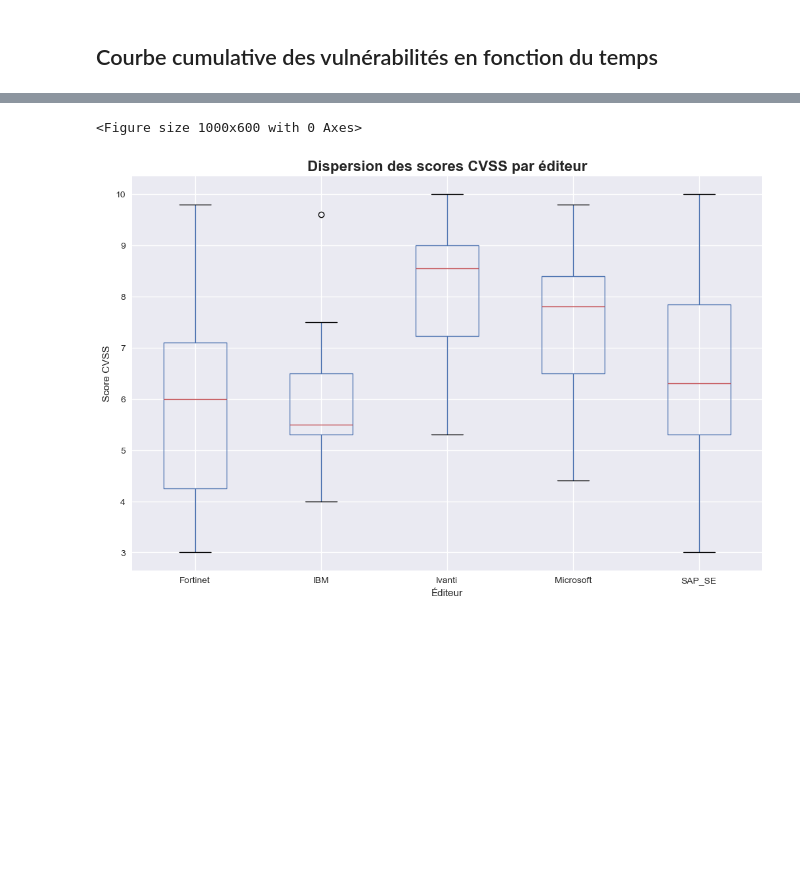
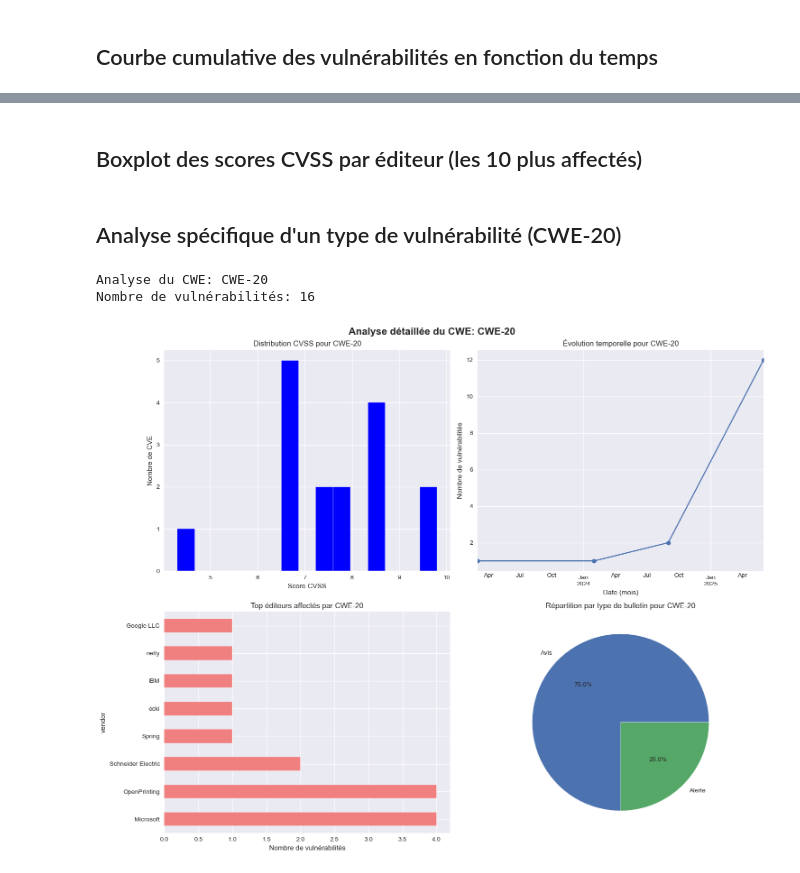
Before and after one commit to iri-rsl/ANSSI-Mastercamp, a Jupyter notebook: TD_final.ipynb, the cells around one changed output, grey strips where cells are left out. Saved outputs shown, nothing was run; the diff lists cells and outputs as text; code cells hidden in the pictures; blank space fills up the shorter version.

```diff
--- a/TD_final.ipynb
+++ b/TD_final.ipynb
@@ -484,14 +380,2 @@ plt.show()
-# %%
-top_vendors = df['vendor'].value_counts().nlargest(5).index
-top_vendor_df = df[df['vendor'].isin(top_vendors)]
-plt.figure(figsize=(10, 6))
-top_vendor_df.boxplot(column='cvss_score', by='vendor')
-plt.title("Dispersion des scores CVSS par éditeur", fontsize=16, fontweight='bold')
-plt.suptitle("")
-plt.xlabel("Éditeur")
-plt.ylabel("Score CVSS")
-plt.grid(True)
-plt.show()
-# %% [output]
-<Figure size 1000x600 with 0 Axes>
-[figure, removed]
+# %% [markdown]
+## Boxplot des scores CVSS par éditeur (les 10 plus affectés)
@@ -497,0 +390,64 @@ plt.show()
+# %% [markdown]
+## Analyse spécifique d'un type de vulnérabilité (CWE-20)
+# %%
+# top_cwe = df[df['type_cwe'] != 'Non disponible']['type_cwe'].value_counts().index[0]
+top_cwe = 'CWE-20'
+cwe_specific = df[df['type_cwe'] == top_cwe].copy()
+
+print(f"Analyse du CWE: {top_cwe}")
+print(f"Nombre de vulnérabilités: {len(cwe_specific)}")
+# print(f"Description: {cwe_specific['cwe_desc'].iloc[0]}")
+
+if len(cwe_specific) > 10:  # Seulement si suffisamment de données
+    fig, ((ax1, ax2), (ax3, ax4)) = plt.subplots(2, 2, figsize=(15, 12))
+
+    # 1. Historigramme CVSS
+    ax1.hist(cwe_specific['cvss_score'].dropna(), bins=15, color='blue')
+    ax1.set_title(f'Distribution CVSS pour {top_cwe}')
+    ax1.set_xlabel('Score CVSS')
+    ax1.set_ylabel('Nombre de CVE')
+
+    # 2. Évolution temporelle
+    if 'date' in cwe_specific.columns:
+        cwe_temp = cwe_specific.dropna(subset=['date']).copy()
+        cwe_temp['date'] = pd.to_datetime(cwe_temp['date'], errors='coerce')
+        if hasattr(cwe_temp['date'].dt, 'tz'):
+            cwe_temp['date'] = cwe_temp['date'].dt.tz_localize(None)
+
+        cwe_temp['year_month'] = cwe_temp['date'].dt.to_period('M')
+        monthly = cwe_temp.groupby('year_month').size()
+
+        if not monthly.empty:
+            monthly.plot(marker='o', ax=ax2)
+            ax2.set_title(f"Évolution temporelle pour {top_cwe}")
+            ax2.set_xlabel("Date (mois)")
+            ax2.set_ylabel("Nombre de vulnérabilités")
+            ax2.grid(True)
+        else:
+            ax2.text(0.5, 0.5, "Pas de données temporelles", ha='center')
+            ax2.axis('off')
+
+    # 3. Vendors les plus affectés
+    cwe_vendors = cwe_specific['vendor'].dropna().astype(str)
+
+    if not cwe_vendors.empty:
+        vendor_counts = cwe_vendors.value_counts().head(10)
+        vendor_counts.plot(kind='barh', ax=ax3, color='lightcoral')
+        ax3.set_title(f'Top éditeurs affectés par {top_cwe}')
+        ax3.set_xlabel('Nombre de vulnérabilités')
+    else:
+        ax3.text(0.5, 0.5, "Pas de données éditeur", ha='center')
+        ax3.axis('off')
+
+    # 4. Distribution par type de bulletin
+    type_dist = cwe_specific['type'].value_counts()
+    ax4.pie(type_dist.values, labels=type_dist.index, autopct='%1.1f%%')
+    ax4.set_title(f'Répartition par type de bulletin pour {top_cwe}')
+
+    plt.suptitle(f'Analyse détaillée du CWE: {top_cwe}', fontsize=16, fontweight='bold')
+    plt.tight_layout()
+    plt.show()
+# %% [output]
+Analyse du CWE: CWE-20
+Nombre de vulnérabilités: 16
+[figure, added]
```
Also changed, not shown: parts of 46 cells of this notebook.
